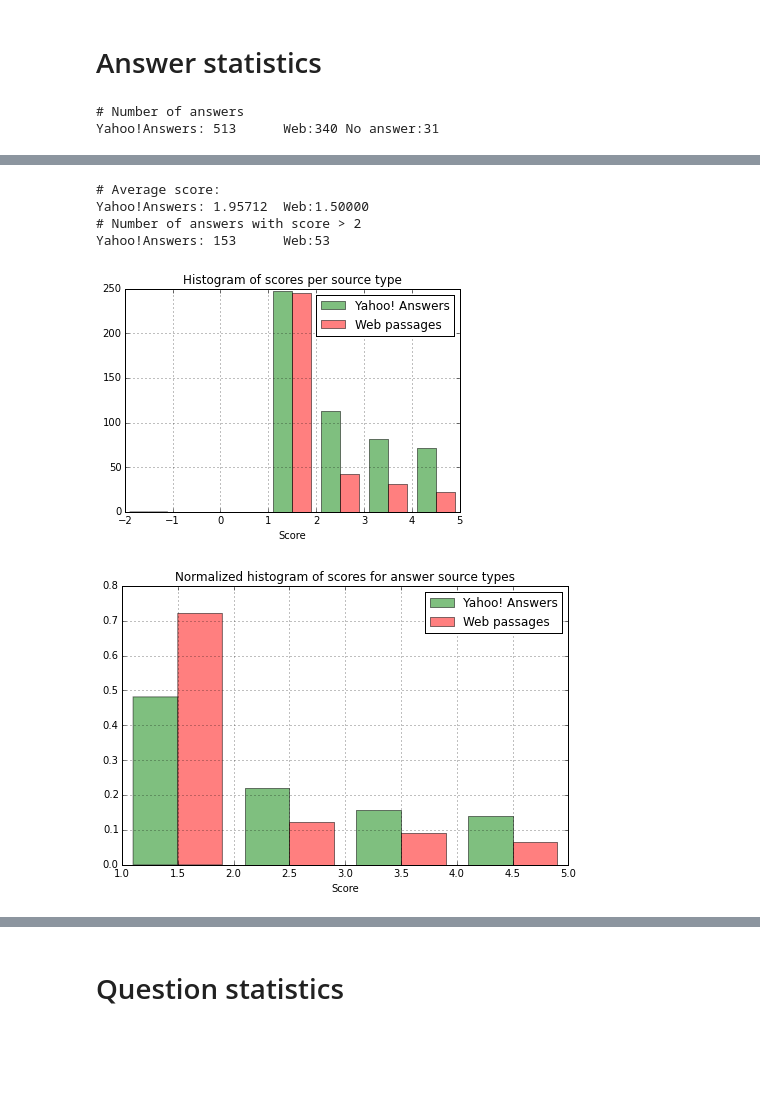
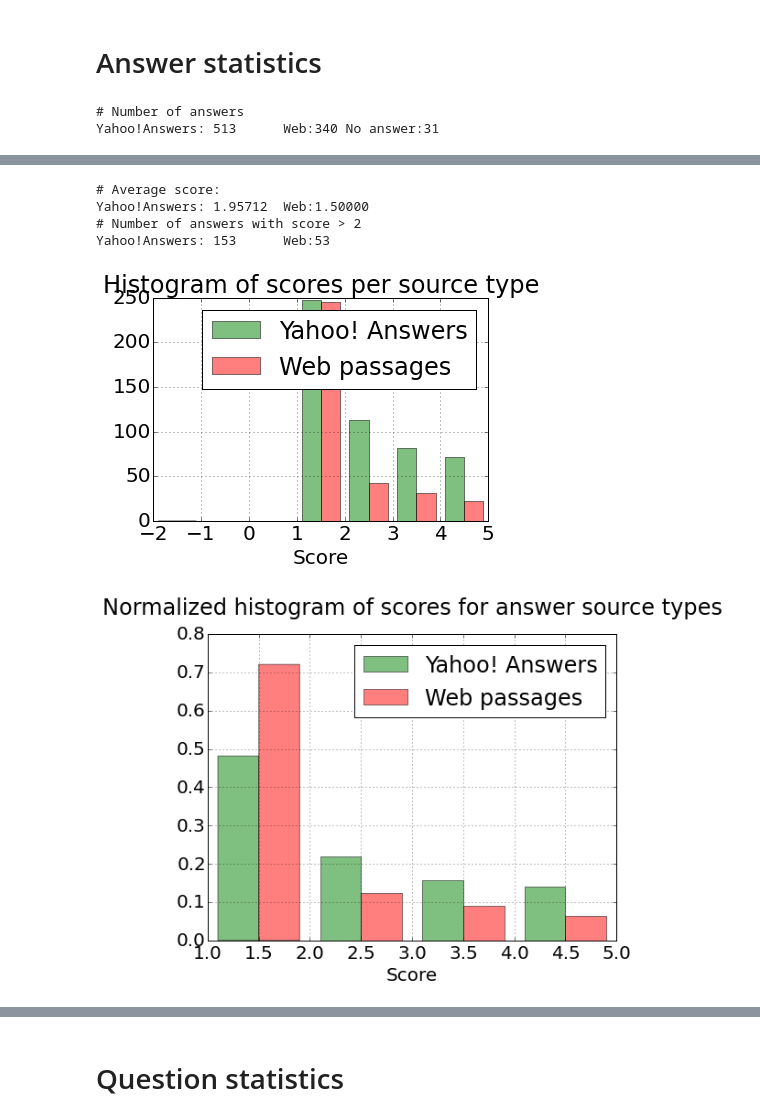
Before and after one commit to DenXX/irlab, a Jupyter notebook: code/dsavenk/liveqa/analysis/LiveQA Analysis.ipynb, the cells around one changed output, grey strips where cells are left out. Cells and saved outputs as stored; diff of their text form; code cells hidden in the pictures; blank space fills up the shorter version.

```diff
--- a/code/dsavenk/liveqa/analysis/LiveQA Analysis.ipynb
+++ b/code/dsavenk/liveqa/analysis/LiveQA Analysis.ipynb
@@ -2,8 +2,13 @@
 from __future__ import print_function
 
 import numpy as np
+import operator
+import matplotlib as mpl
 import matplotlib.mlab as mlab
 import matplotlib.pyplot as plt
+# the histogram of the data
+mpl.rcParams['font.size'] = 20.0
+%matplotlib inline
 
 BASE_PATH = "/home/dsavenk/Projects/octiron/"
 LIVEQA_DATA_PATH = BASE_PATH + "data/liveqa/"
@@ -76,7 +81,7 @@ def plot_pie_chart(sizes, labels, title="", remove_small=False, small_percent=0.
     for pie_wedge in pie_wedge_collection[0]:
         pie_wedge.set_edgecolor('white')
     plt.axis('equal')
-    plt.title(title, y=1.08)
+    plt.title(title, y=-0.1)
     plt.show()
 
 test_nums = {"Arts & Humanities": 92, "Beauty & Style": 145, "Computers & Internet": 184, "Health": 296, "Home & Garden": 26, "Pets": 75, "Sports": 128, "Travel": 49}
@@ -98,23 +103,22 @@ scores = get_ya_web_scores(judged_results, answers)
 # %%
 print("# Number of answers\nYahoo!Answers: %d\tWeb:%d\tNo answer:%d" % (len(scores["ya"]), len(scores["web"]), len(scores["idon'tknow"])))
 
+mpl.rcParams['font.size'] = 20.0
 plot_pie_chart([len(scores["ya"]), len(scores["web"]), 1087 - len(scores["ya"]) - len(scores["web"])], ["Yahoo! Answers", "Web search", "No answer"], angle=90, title="Answer source statistics")
 
 print("# Average score:\nYahoo!Answers: %.5f\tWeb:%.5f" % (1.0 * sum(scores["ya"]) / len(scores["ya"]), 1.0 * sum(scores["web"]) / len(scores["web"])))
 print("# Number of answers with score > 2\nYahoo!Answers: %d\tWeb:%d" % (len([score for score in scores["ya"] if score > 2]), len([score for score in scores["web"] if score > 2])))
 
-# the histogram of the data
-%matplotlib inline
 plt.hist((scores["ya"], scores["web"]), bins=range(-2, 6), color=('green', 'red'), alpha=0.5, label=("Yahoo! Answers", "Web passages"))
 plt.xlabel('Score')
 plt.title('Histogram of scores per source type')
 plt.legend()
 plt.grid(True)
 
-plt.figure(figsize=(8, 5))
+plt.figure(figsize=(8, 6))
 plt.hist((scores["ya"], scores["web"]), normed=True, bins=range(1, 6), color=('green', 'red'), alpha=0.5, label=("Yahoo! Answers", "Web passages"))
 plt.xlabel('Score')
-plt.title('Normalized histogram of scores for answer source types')
+plt.title('Normalized histogram of scores for answer source types', y=1.05)
 plt.legend()
 plt.grid(True)
 
@@ -126,9 +130,9 @@ Yahoo!Answers: 513      Web:340 No answer:31
 # Average score:
 Yahoo!Answers: 1.95712  Web:1.50000
 # Number of answers with score > 2
 Yahoo!Answers: 153      Web:53
-[figure, old version]
+[figure, new version]
-[figure, old version]
+[figure, new version]
 # %%
 import operator
 answers_by_domain = dict()
```
Also changed, not shown: parts of 6 cells of this notebook, 18 other files.
